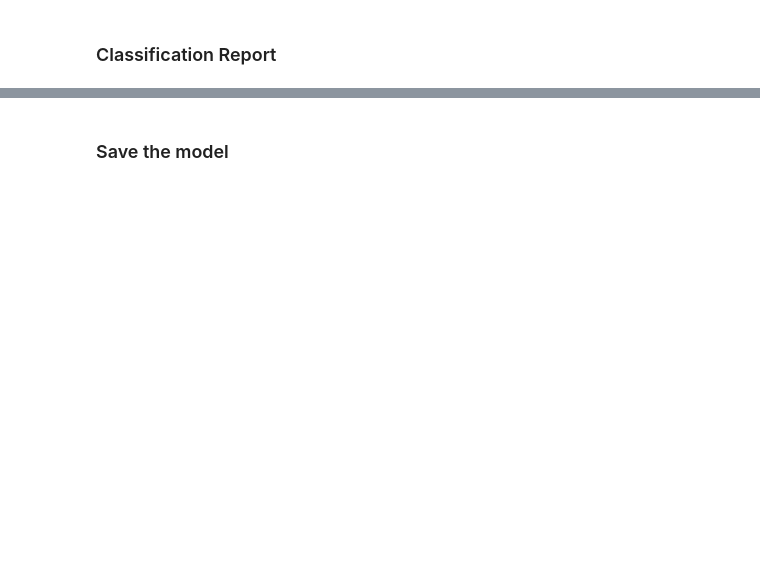
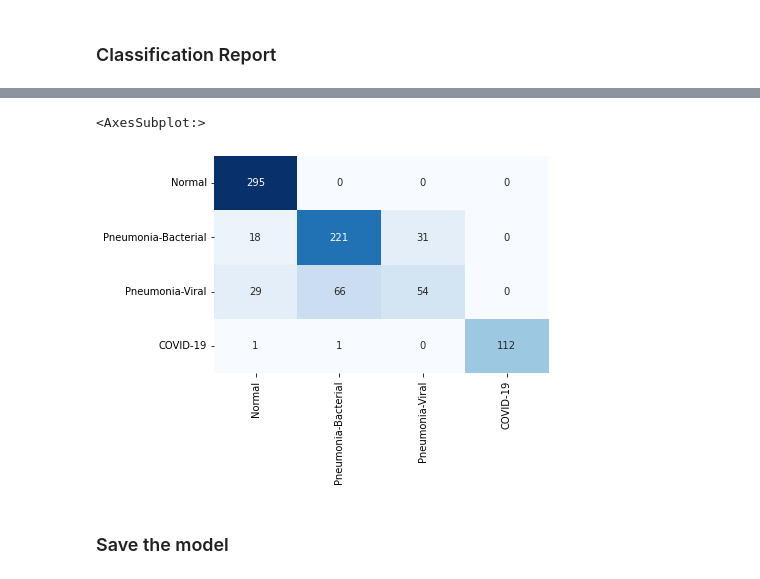
Before and after one commit to joao-pm-santos96/ml_project2, a Jupyter notebook: pneumonia.ipynb, the cells around one changed output, grey strips where cells are left out. Saved outputs shown, nothing was run; the diff lists cells and outputs as text; code cells hidden in the pictures; blank space fills up the shorter version.

```diff
--- a/pneumonia.ipynb
+++ b/pneumonia.ipynb
@@ -331,4 +454,3 @@ print('\naccuracy:', test_acc, 'loss: ',test_loss)
 # %%
 predict = model.predict(test_gen, steps=test_steps)
-y_hat = np.argmax(predict, axis=1)
-y_hat[:20]
+y_pred = np.argmax(predict, axis=1)
@@ -352,6 +485,7 @@ y_test[:20]
 # %% [markdown]
 ### Classification Report
 # %%
-print(classification_report(y_test, y_hat), '\n')
-cm = confusion_matrix(y_test, y_hat)
-sns.heatmap(cm, annot=True, cmap="Blues", fmt='.0f', cbar=False)
+print(classification_report(y_test, y_pred), '\n')
+cm = confusion_matrix(y_test, y_pred)
+
+# sns.heatmap(cm, annot=True, cmap="Blues", fmt='.0f', cbar=False)
@@ -358,3 +503,9 @@ sns.heatmap(cm, annot=True, cmap="Blues", fmt='.0f', cbar=False)
+# %%
+labels = ['Normal','Pneumonia-Bacterial','Pneumonia-Viral','COVID-19']
+sns.heatmap(cm, annot=True, cmap="Blues", fmt='.0f', cbar=False, xticklabels=labels, yticklabels=labels)
+# %% [output]
+<AxesSubplot:>
+[figure, added]
 # %% [markdown]
 ### Save the model
 # %%
```
Also changed, not shown: parts of 19 cells of this notebook, 15 other files.
